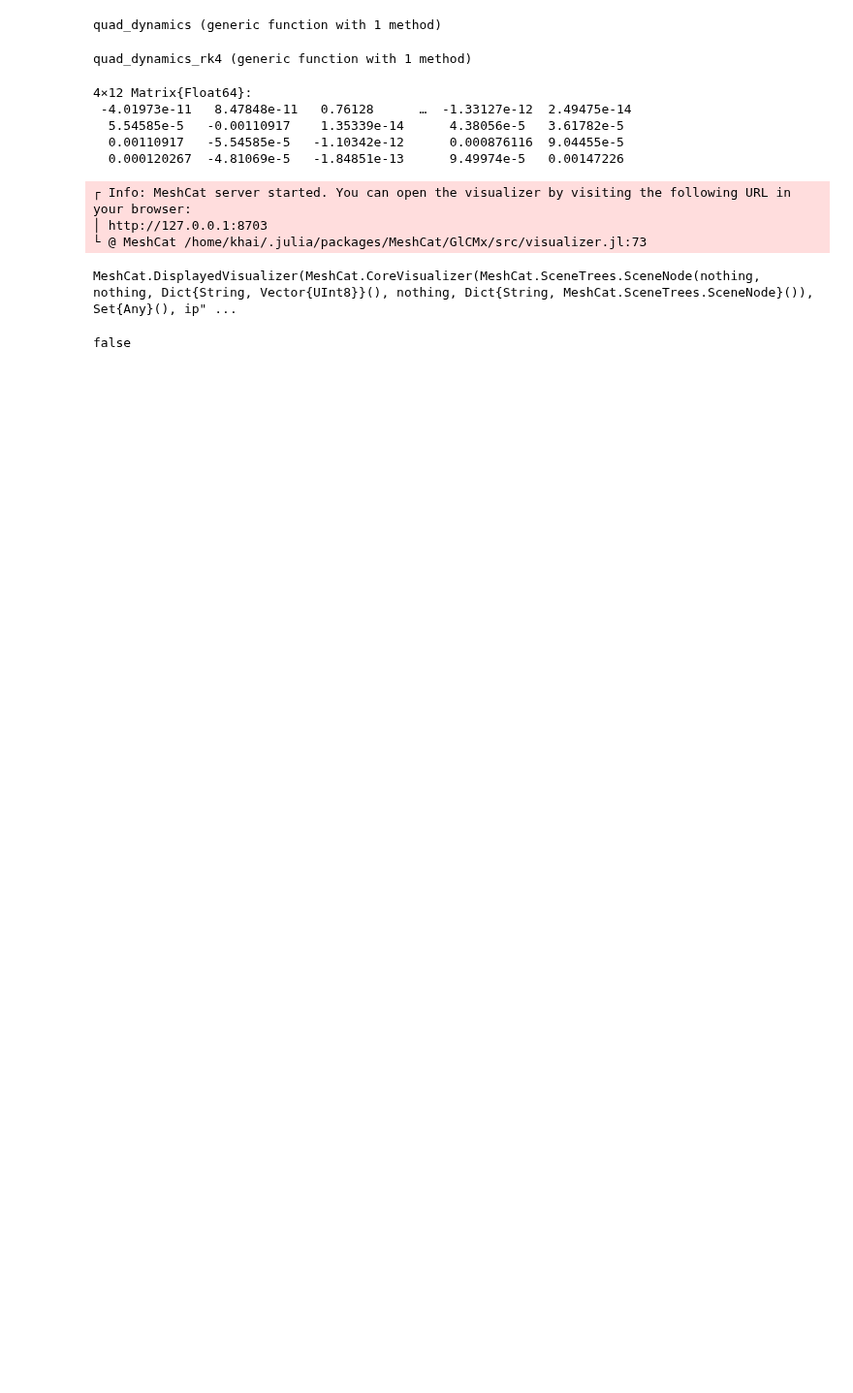
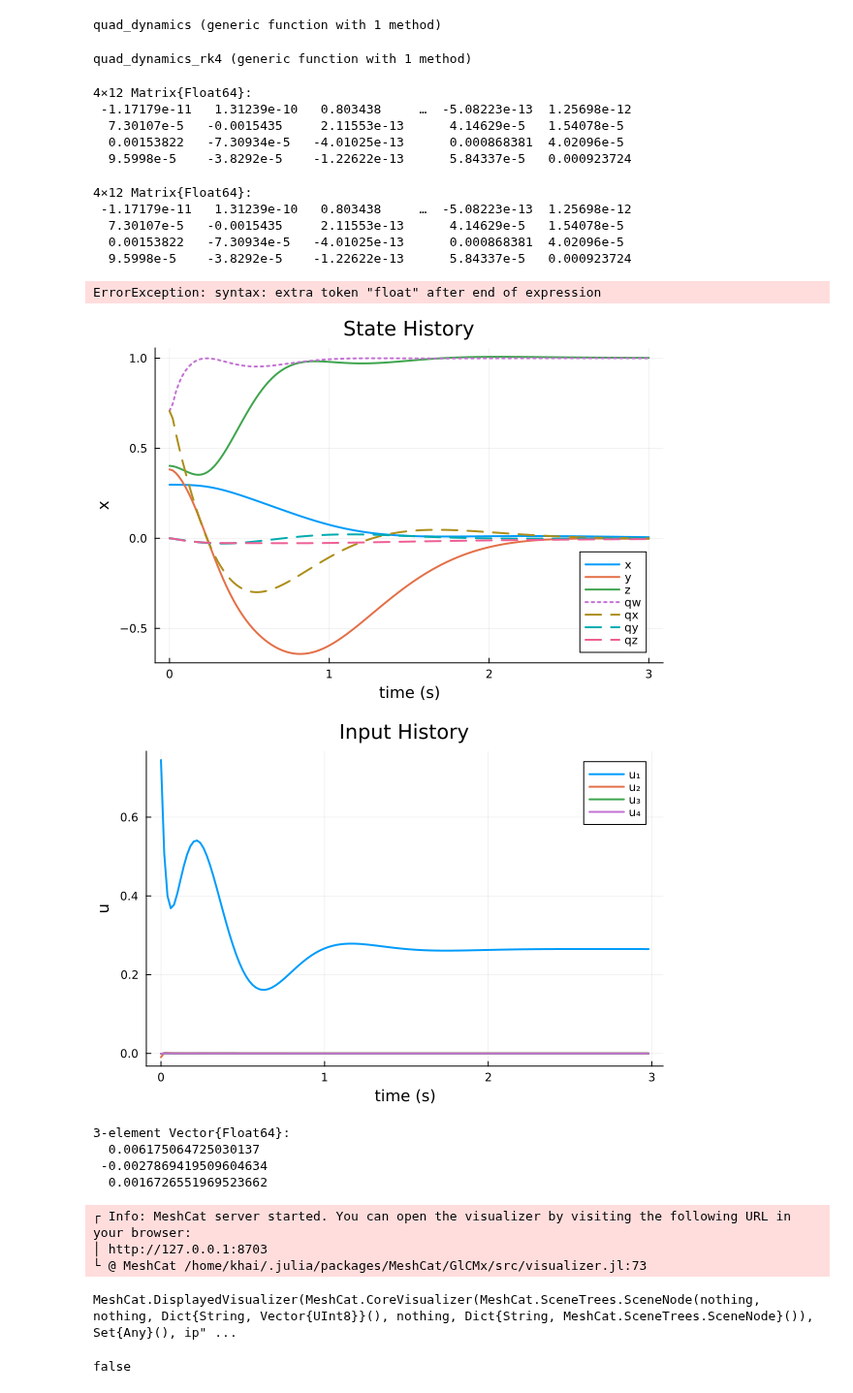
Before and after one commit to RoboticExplorationLab/TinyMPC-AL, a Jupyter notebook: julia/quadrotor_quat/crazyflie2.ipynb, the cells around one changed output. Shown at 97% size. Drawn from its saved outputs; the diff is of its cells as text; code cells hidden in the pictures; blank space fills up the shorter version.

```diff
--- a/julia/quadrotor_quat/crazyflie2.ipynb
+++ b/julia/quadrotor_quat/crazyflie2.ipynb
@@ -107,18 +111,48 @@ B = ForwardDiff.jacobian(u->quad_dynamics_rk4(x0,u),uhover);
 #Reduced system
 Ã = Array(E(q0)'*A*E(q0))
 B̃ = Array(E(q0)'*B);
-# %%
-# Cost weights
-Q = Array(diagm([10, 10, 10,  5, 5, 1,  5, 5, 5,  5, 5, 1]));
-R = Array(10*I(Nu));
-#LQR Controller
-K = dlqr(Ã,B̃,Q,R)
-# %% [output]
-4×12 Matrix{Float64}:
- -4.01973e-11   8.47848e-11   0.76128      …  -1.33127e-12  2.49475e-14
-  5.54585e-5   -0.00110917    1.35339e-14      4.38056e-5   3.61782e-5
-  0.00110917   -5.54585e-5   -1.10342e-12      0.000876116  9.04455e-5
-  0.000120267  -4.81069e-5   -1.84851e-13      9.49974e-5   0.00147226
+# %%
+# Cost weights/Bryson's rules
+max_dev_x = [0.05; 0.05; 0.05;  0.05; 0.05; 0.05;  0.1; 0.1; 0.1;  0.1; 0.1; 0.1]
+max_thrust = 60*1e-3*9.81/2
+thrustToTorque = 0.005964552
+arm = 0.046/sqrt(2)
+max_torque_x = max_thrust*arm/2
+max_torque_z = thrustToTorque*max_thrust/2
+max_dev_u = [max_thrust; max_torque_x; max_torque_x; max_torque_z]/6
+# Q = Array(diagm([10, 10, 10,  1, 1, 0.1,  1, 1, 1,  1, 1, 0.1]));
+Q = Array(diagm(1 ./(max_dev_x.^2)))
+# R = Array(0.2*I(Nu));
+R = Array(diagm(1 ./(max_dev_u.^2)))
+#LQR Controller
+K = dlqr(Ã,B̃,Q,R)
+# %% [output]
+4×12 Matrix{Float64}:
+ -1.17179e-11   1.31239e-10   0.803438     …  -5.08223e-13  1.25698e-12
+  7.30107e-5   -0.0015435     2.11553e-13      4.14629e-5   1.54078e-5
+  0.00153822   -7.30934e-5   -4.01025e-13      0.000868381  4.02096e-5
+  9.5998e-5    -3.8292e-5    -1.22622e-13      5.84337e-5   0.000923724
+# %%
+# Saved
+max_dev_x = [0.05; 0.05; 0.05;  0.05; 0.05; 0.05;  0.1; 0.1; 0.1;  0.1; 0.1; 0.1]
+max_thrust = 60*1e-3*9.81/2
+thrustToTorque = 0.005964552
+arm = 0.046/sqrt(2)
+max_torque_x = max_thrust*arm/2
+max_torque_z = thrustToTorque*max_thrust/2
+max_dev_u = [max_thrust; max_torque_x; max_torque_x; max_torque_z]/6
+# Q = Array(diagm([10, 10, 10,  1, 1, 0.1,  1, 1, 1,  1, 1, 0.1]));
+Q = Array(diagm(1 ./(max_dev_x.^2)))
+# R = Array(0.2*I(Nu));
+R = Array(diagm(1 ./(max_dev_u.^2)))
+#LQR Controller
+K = dlqr(Ã,B̃,Q,R)
+# %% [output]
+4×12 Matrix{Float64}:
+ -1.17179e-11   1.31239e-10   0.803438     …  -5.08223e-13  1.25698e-12
+  7.30107e-5   -0.0015435     2.11553e-13      4.14629e-5   1.54078e-5
+  0.00153822   -7.30934e-5   -4.01025e-13      0.000868381  4.02096e-5
+  9.5998e-5    -3.8292e-5    -1.22622e-13      5.84337e-5   0.000923724
 # %%
 static float K[NU][NXt] = {
   {0.000000f,0.000000f,0.689184f,0.000000f,0.000000f,0.000000f,0.000000f,0.000000f,0.715675f,0.000000f,0.000000f,0.000000f},
@@ -134,32 +168,45 @@ static float K[NU][NXt] = {
   {0.000787f,-0.000039f,0.000000f,0.000443f,0.008870f,0.000090f,0.001153f,-0.000058f,0.000000f,0.000044f,0.000874f,0.000090f},
   {0.000085f,-0.000034f,0.000000f,0.000385f,0.000962f,0.001458f,0.000125f,-0.000050f,0.000000f,0.000038f,0.000095f,0.001472f},
 };
+# %% [output]
+ErrorException: syntax: extra token "float" after end of expression
 # %%
 #Feedback controller
 function controller(x)
 
     q0 = x0[4:7]
     q = x[4:7]
     ϕ = qtorp(L(q0)'*q)
 
     Δx̃ = [x[1:3]-r0; ϕ; x[8:10]-v0; x[11:13]-ω0]
 
     u = uhover - K*Δx̃
 end
 #Simulation
+Random.seed!(1);
 uhist = zeros(Nu,Nt-1)
 xhist = zeros(Nx,Nt)
 xhist[:,1] = [r0+randn(3); L(q0)*rptoq([1; 0; 0]); v0; ω0]
 for k = 1:(Nt-1)
     uhist[:,k] = controller(xhist[:,k])
     xhist[:,k+1] = quad_dynamics_rk4(xhist[:,k],uhist[:,k])
 end
 display(plot(t_vec,xhist[1:7,:]',label=["x" "y" "z" "qw" "qx" "qy" "qz" ],
 linestyle=[:solid :solid :solid :dot :dash :dash :dash], linewidth=[2 2 2 2 2 2 2],
              title="State History", xlabel="time (s)", ylabel="x"))
 display(plot(t_vec[1:end-1],uhist',label=["u₁" "u₂" "u₃" "u₄"],
              title="Input History", linewidth=[2 2 2 2 2 2 2],
              xlabel="time (s)", ylabel="u"))
+# %% [output]
+[figure, added]
+[figure, added]
+# %%
+xhist[1:3,Nt] - r0
+# %% [output]
+3-element Vector{Float64}:
+  0.006175064725030137
+ -0.0027869419509604634
+  0.0016726551969523662
 # %%
 #Set up visualization
 using TrajOptPlots
```
Also changed, not shown: parts of 3 cells of this notebook, 1 other file.
